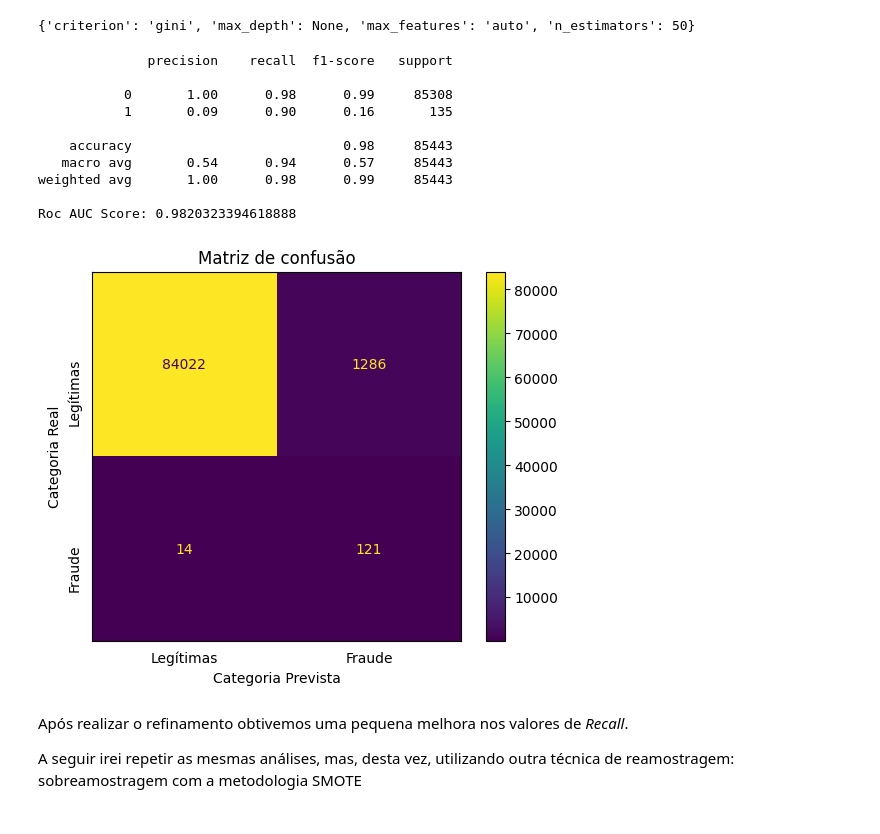
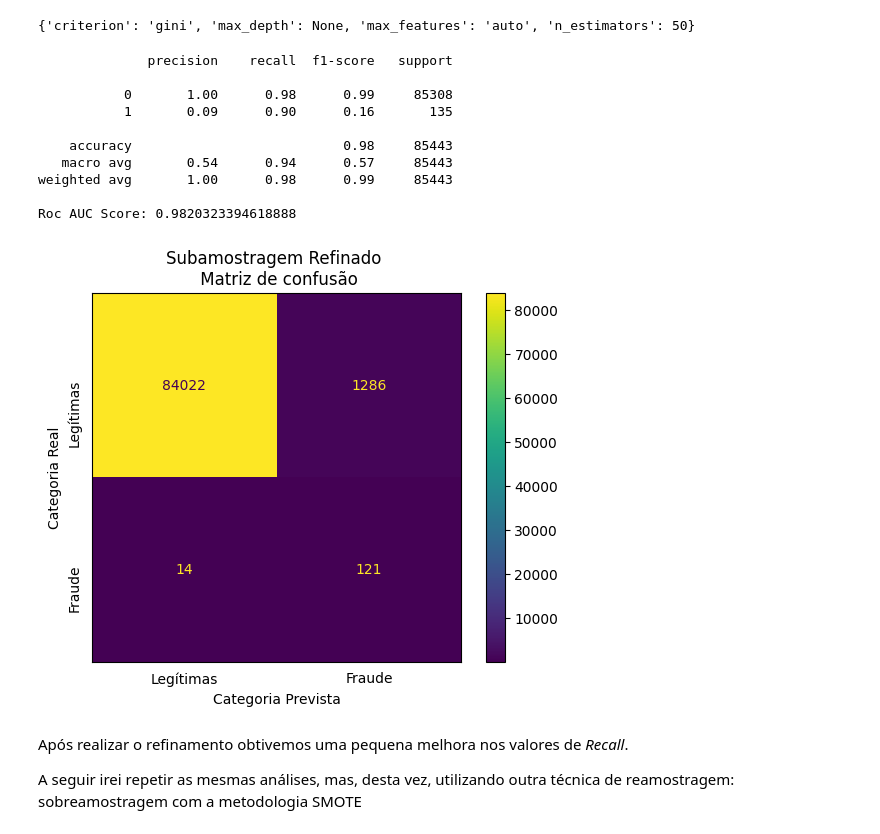
Before and after one commit to Marcos-Vinicius-Santos-Ramos/Machine-Learning-and-Credit-Card-Fraud-Detection, a Jupyter notebook: Detecção_de_fraude_de_cartão_de_crédito_com_machine_learning.ipynb, the cells around one changed output. Cells and saved outputs as stored; diff of their text form; code cells hidden in the pictures.

```diff
--- a/Detecção_de_fraude_de_cartão_de_crédito_com_machine_learning.ipynb
+++ b/Detecção_de_fraude_de_cartão_de_crédito_com_machine_learning.ipynb
@@ -385,32 +385,32 @@ print(CV_model.best_params_)
 # %%
 # Obtendo predições
 y_pred_ref = Best_estimator.predict(X_test)
 
 # Obtendo probabilidades
 y_prob_ref = Best_estimator.predict_proba(X_test)
 
 # Mostrando o relatório de métricas e a matriz de confusão
 print(classification_report(y_test, y_pred_ref))
 print(f'Roc AUC Score: {roc_auc_score(y_test, y_prob_ref[:,1])}')
 plot_confusion_matrix(Best_estimator, X_test, y_test, display_labels=['Legítimas', 'Fraude'])
 plt.yticks(rotation=90)
 plt.tick_params(left=False, bottom=False)
-plt.title('Matriz de confusão')
+plt.title('Subamostragem Refinado \n Matriz de confusão')
 plt.ylabel('Categoria Real')
 plt.xlabel('Categoria Prevista')
 plt.show()
 # %% [output]
               precision    recall  f1-score   support
 
            0       1.00      0.98      0.99     85308
            1       0.09      0.90      0.16       135
 
     accuracy                           0.98     85443
    macro avg       0.54      0.94      0.57     85443
 weighted avg       1.00      0.98      0.99     85443
 
 Roc AUC Score: 0.9820323394618888
-[figure, old version]
+[figure, new version]
 # %% [markdown]
 Após realizar o refinamento obtivemos uma pequena melhora nos valores de *Recall*.
 
```
Also changed, not shown: parts of 6 cells of this notebook.
